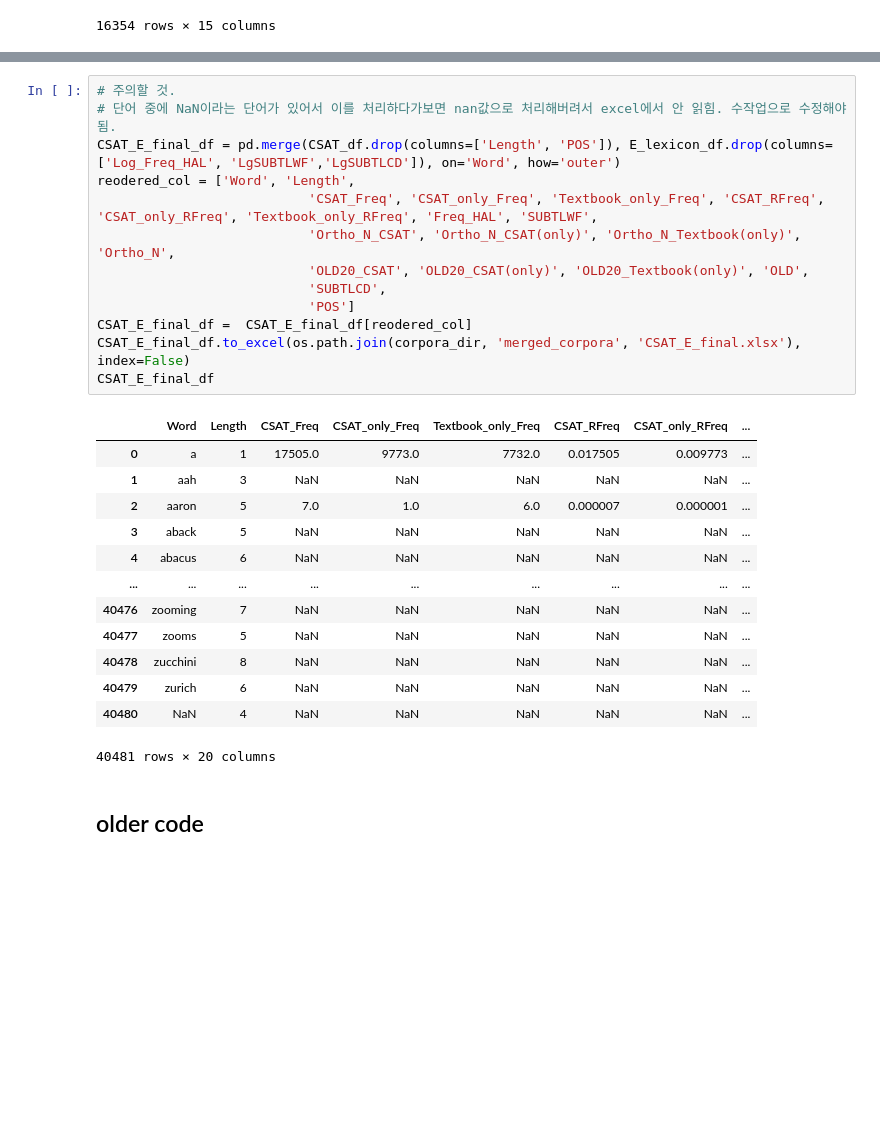
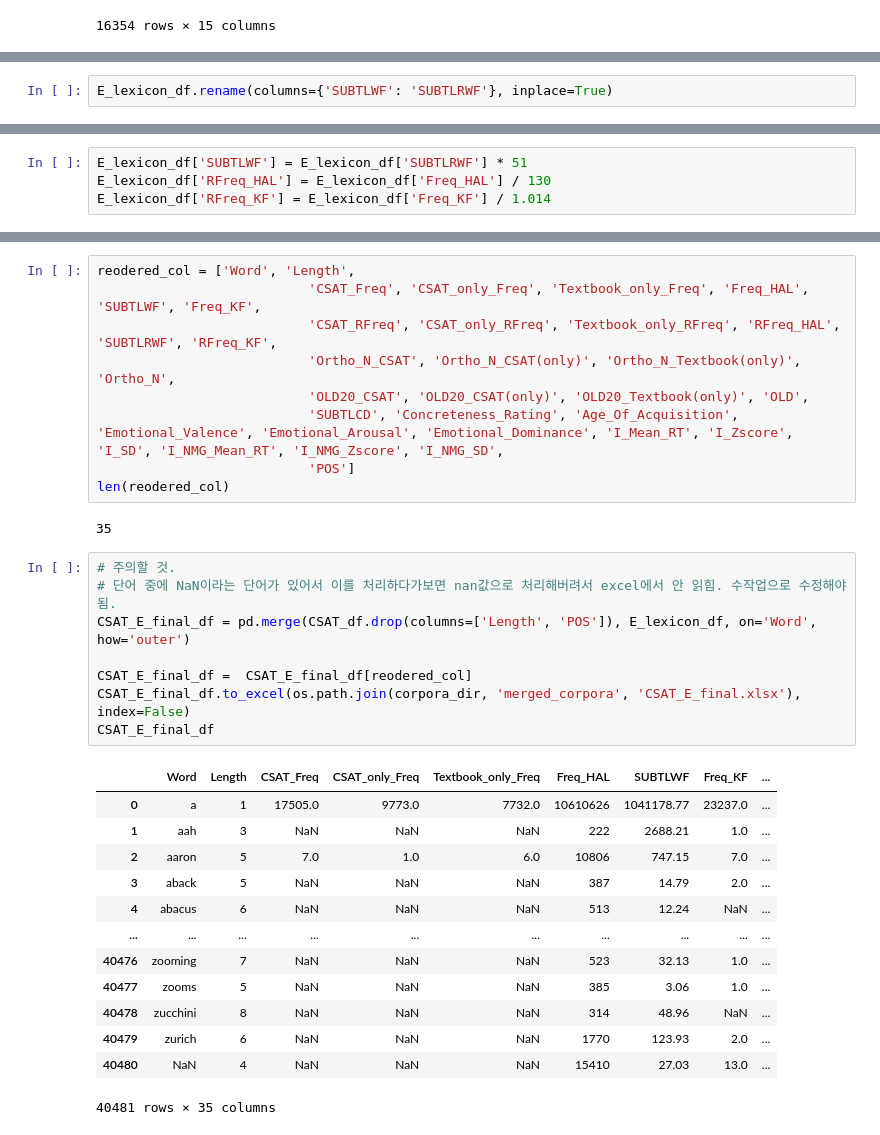
Before and after one commit to irregular6612/english-corpus-comparison, a Jupyter notebook: src/notebooks/corpus_merging.ipynb, the cells around one changed output, grey strips where cells are left out. Saved outputs shown, nothing was run; the diff lists cells and outputs as text; blank space fills up the shorter version.

```diff
--- a/src/notebooks/corpus_merging.ipynb
+++ b/src/notebooks/corpus_merging.ipynb
@@ -972,0 +813,2 @@ CSAT_df.columns, E_lexicon_df.columns
+# %%
+E_lexicon_df.rename(columns={'SUBTLWF': 'SUBTLRWF'}, inplace=True)
@@ -972,0 +817,4 @@ CSAT_df.columns, E_lexicon_df.columns
+# %%
+E_lexicon_df['SUBTLWF'] = E_lexicon_df['SUBTLRWF'] * 51
+E_lexicon_df['RFreq_HAL'] = E_lexicon_df['Freq_HAL'] / 130
+E_lexicon_df['RFreq_KF'] = E_lexicon_df['Freq_KF'] / 1.014
@@ -973,29 +838,33 @@ CSAT_df.columns, E_lexicon_df.columns
+# %%
+reodered_col = ['Word', 'Length',
+                           'CSAT_Freq', 'CSAT_only_Freq', 'Textbook_only_Freq', 'Freq_HAL', 'SUBTLWF', 'Freq_KF',
+                           'CSAT_RFreq', 'CSAT_only_RFreq', 'Textbook_only_RFreq', 'RFreq_HAL', 'SUBTLRWF', 'RFreq_KF',
+                           'Ortho_N_CSAT', 'Ortho_N_CSAT(only)', 'Ortho_N_Textbook(only)', 'Ortho_N',
+                           'OLD20_CSAT', 'OLD20_CSAT(only)', 'OLD20_Textbook(only)', 'OLD',
+                           'SUBTLCD', 'Concreteness_Rating', 'Age_Of_Acquisition', 'Emotional_Valence', 'Emotional_Arousal', 'Emotional_Dominance', 'I_Mean_RT', 'I_Zscore', 'I_SD', 'I_NMG_Mean_RT', 'I_NMG_Zscore', 'I_NMG_SD',
+                           'POS']
+len(reodered_col)
+# %% [output]
+35
 # %%
 # 주의할 것.
 # 단어 중에 NaN이라는 단어가 있어서 이를 처리하다가보면 nan값으로 처리해버려서 excel에서 안 읽힘. 수작업으로 수정해야 됨.
-CSAT_E_final_df = pd.merge(CSAT_df.drop(columns=['Length', 'POS']), E_lexicon_df.drop(columns=['Log_Freq_HAL', 'LgSUBTLWF','LgSUBTLCD']), on='Word', how='outer')
-reodered_col = ['Word', 'Length',
-                           'CSAT_Freq', 'CSAT_only_Freq', 'Textbook_only_Freq', 'CSAT_RFreq', 'CSAT_only_RFreq', 'Textbook_only_RFreq', 'Freq_HAL', 'SUBTLWF',
-                           'Ortho_N_CSAT', 'Ortho_N_CSAT(only)', 'Ortho_N_Textbook(only)', 'Ortho_N',
-                           'OLD20_CSAT', 'OLD20_CSAT(only)', 'OLD20_Textbook(only)', 'OLD',
-                           'SUBTLCD',
-                           'POS']
+CSAT_E_final_df = pd.merge(CSAT_df.drop(columns=['Length', 'POS']), E_lexicon_df, on='Word', how='outer')
+
 CSAT_E_final_df =  CSAT_E_final_df[reodered_col]
 CSAT_E_final_df.to_excel(os.path.join(corpora_dir, 'merged_corpora', 'CSAT_E_final.xlsx'), index=False)
 CSAT_E_final_df
 # %% [output]
-|  | Word | Length | CSAT_Freq | CSAT_only_Freq | Textbook_only_Freq | CSAT_RFreq | CSAT_only_RFreq | ... |
-| 0 | a | 1 | 17505.0 | 9773.0 | 7732.0 | 0.017505 | 0.009773 | ... |
-| 1 | aah | 3 | NaN | NaN | NaN | NaN | NaN | ... |
-| 2 | aaron | 5 | 7.0 | 1.0 | 6.0 | 0.000007 | 0.000001 | ... |
-| 3 | aback | 5 | NaN | NaN | NaN | NaN | NaN | ... |
-| 4 | abacus | 6 | NaN | NaN | NaN | NaN | NaN | ... |
-| ... | ... | ... | ... | ... | ... | ... | ... | ... |
-| 40476 | zooming | 7 | NaN | NaN | NaN | NaN | NaN | ... |
-| 40477 | zooms | 5 | NaN | NaN | NaN | NaN | NaN | ... |
-| 40478 | zucchini | 8 | NaN | NaN | NaN | NaN | NaN | ... |
-| 40479 | zurich | 6 | NaN | NaN | NaN | NaN | NaN | ... |
-| 40480 | NaN | 4 | NaN | NaN | NaN | NaN | NaN | ... |
+|  | Word | Length | CSAT_Freq | CSAT_only_Freq | Textbook_only_Freq | Freq_HAL | SUBTLWF | Freq_KF | ... |
+| 0 | a | 1 | 17505.0 | 9773.0 | 7732.0 | 10610626 | 1041178.77 | 23237.0 | ... |
+| 1 | aah | 3 | NaN | NaN | NaN | 222 | 2688.21 | 1.0 | ... |
+| 2 | aaron | 5 | 7.0 | 1.0 | 6.0 | 10806 | 747.15 | 7.0 | ... |
+| 3 | aback | 5 | NaN | NaN | NaN | 387 | 14.79 | 2.0 | ... |
+| 4 | abacus | 6 | NaN | NaN | NaN | 513 | 12.24 | NaN | ... |
+| ... | ... | ... | ... | ... | ... | ... | ... | ... | ... |
+| 40476 | zooming | 7 | NaN | NaN | NaN | 523 | 32.13 | 1.0 | ... |
+| 40477 | zooms | 5 | NaN | NaN | NaN | 385 | 3.06 | 1.0 | ... |
+| 40478 | zucchini | 8 | NaN | NaN | NaN | 314 | 48.96 | NaN | ... |
+| 40479 | zurich | 6 | NaN | NaN | NaN | 1770 | 123.93 | 2.0 | ... |
+| 40480 | NaN | 4 | NaN | NaN | NaN | 15410 | 27.03 | 13.0 | ... |
-40481 rows × 20 columns
+40481 rows × 35 columns
-# %% [markdown]
-## older code
```
Also changed, not shown: parts of 28 cells of this notebook.
